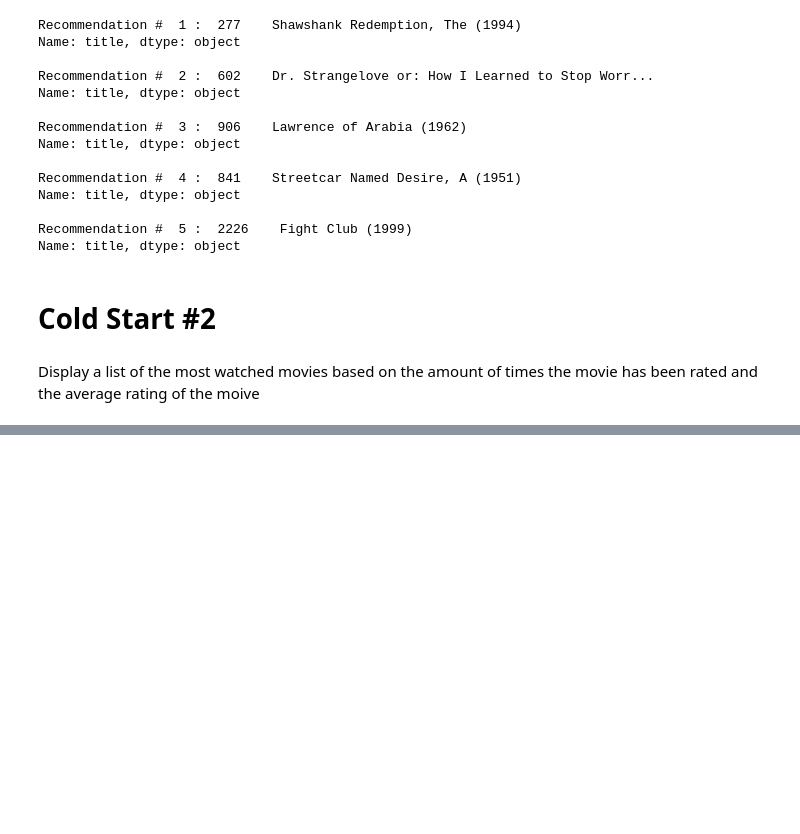
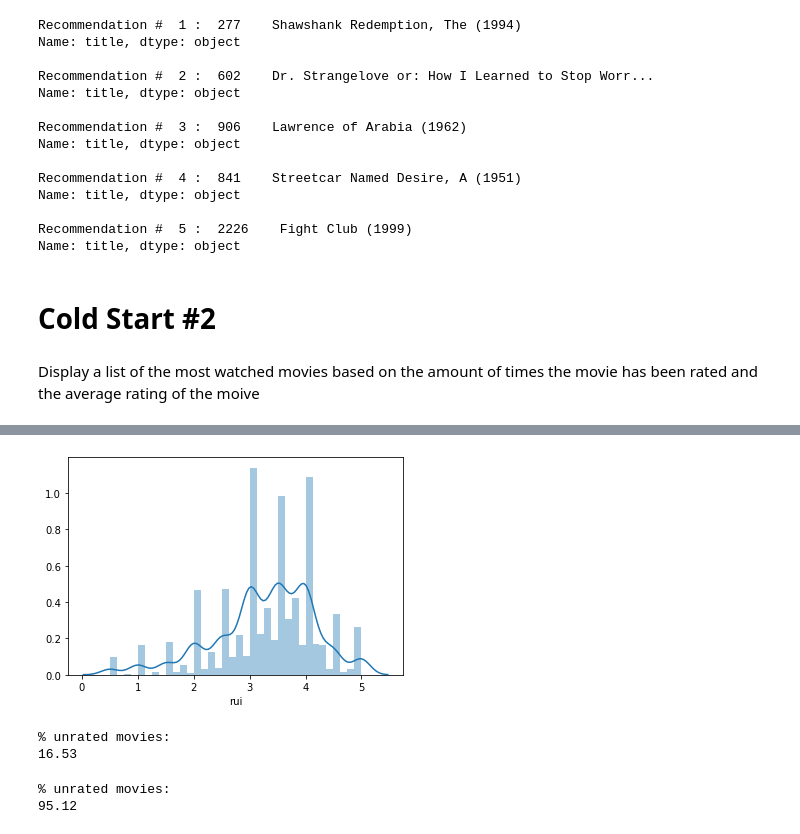
Before and after one commit to bt02/Movie-Recommendation-System, a Jupyter notebook: Recommendation-System.ipynb, the cells around one changed output, grey strips where cells are left out. Drawn from its saved outputs; the diff is of its cells as text; code cells hidden in the pictures; blank space fills up the shorter version.

```diff
--- a/Recommendation-System.ipynb
+++ b/Recommendation-System.ipynb
@@ -339,0 +370,16 @@ top.sort_values(by = ['Ui', 'rui'], ascending = False).head()
+# %%
+sns.distplot(top['rui']);
+# %% [output]
+[figure, added]
+# %%
+print('% unrated movies:')
+print(round((len(top[top['Ui'] == 0]) / len(top) * 100), 2))
+# %% [output]
+% unrated movies:
+16.53
+# %%
+print('% unrated movies:')
+print(round((len(top[top['Ui'] <= 50]) / len(top) * 100), 2))
+# %% [output]
+% unrated movies:
+95.12
```
Also changed, not shown: parts of 22 cells of this notebook.
